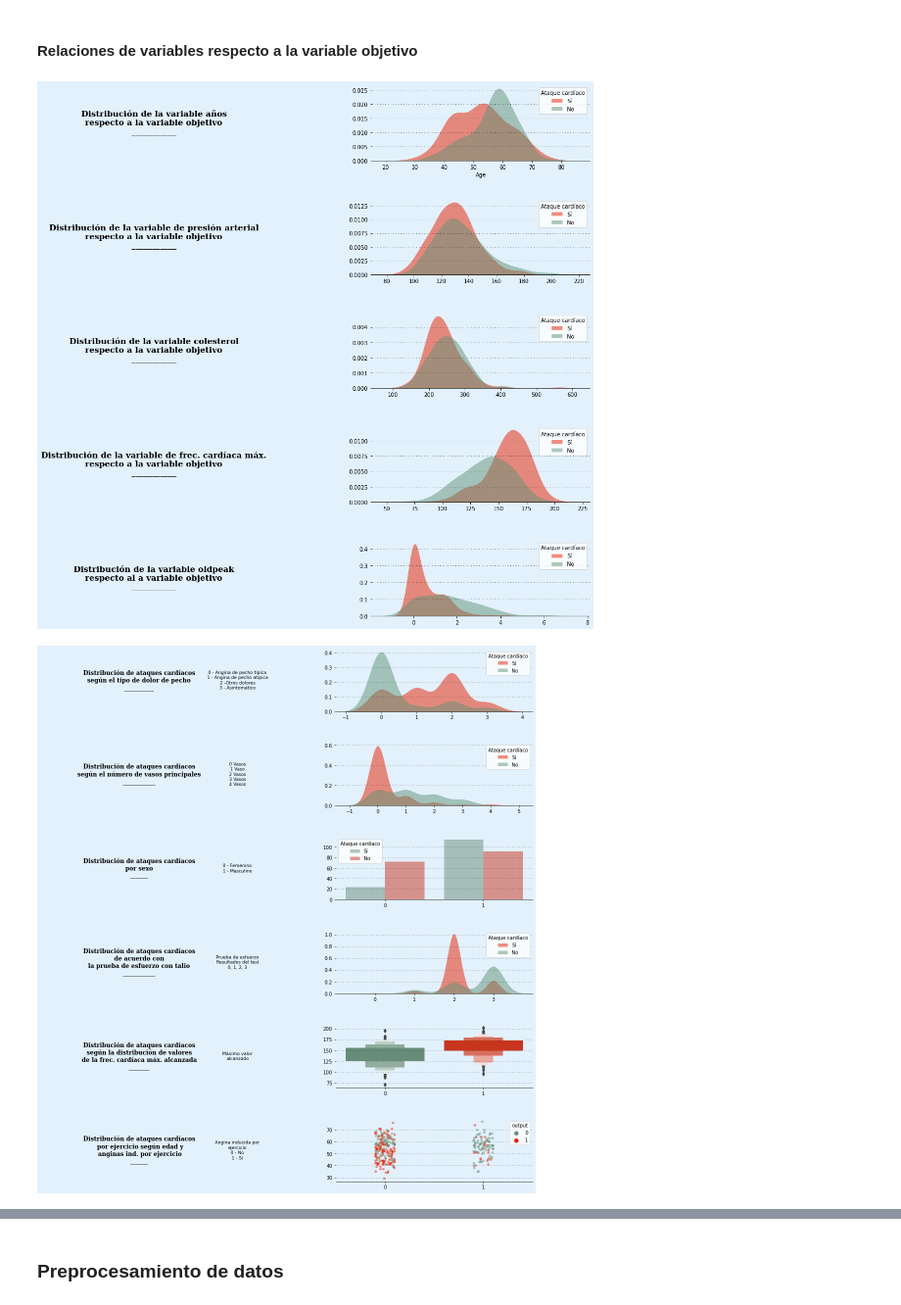
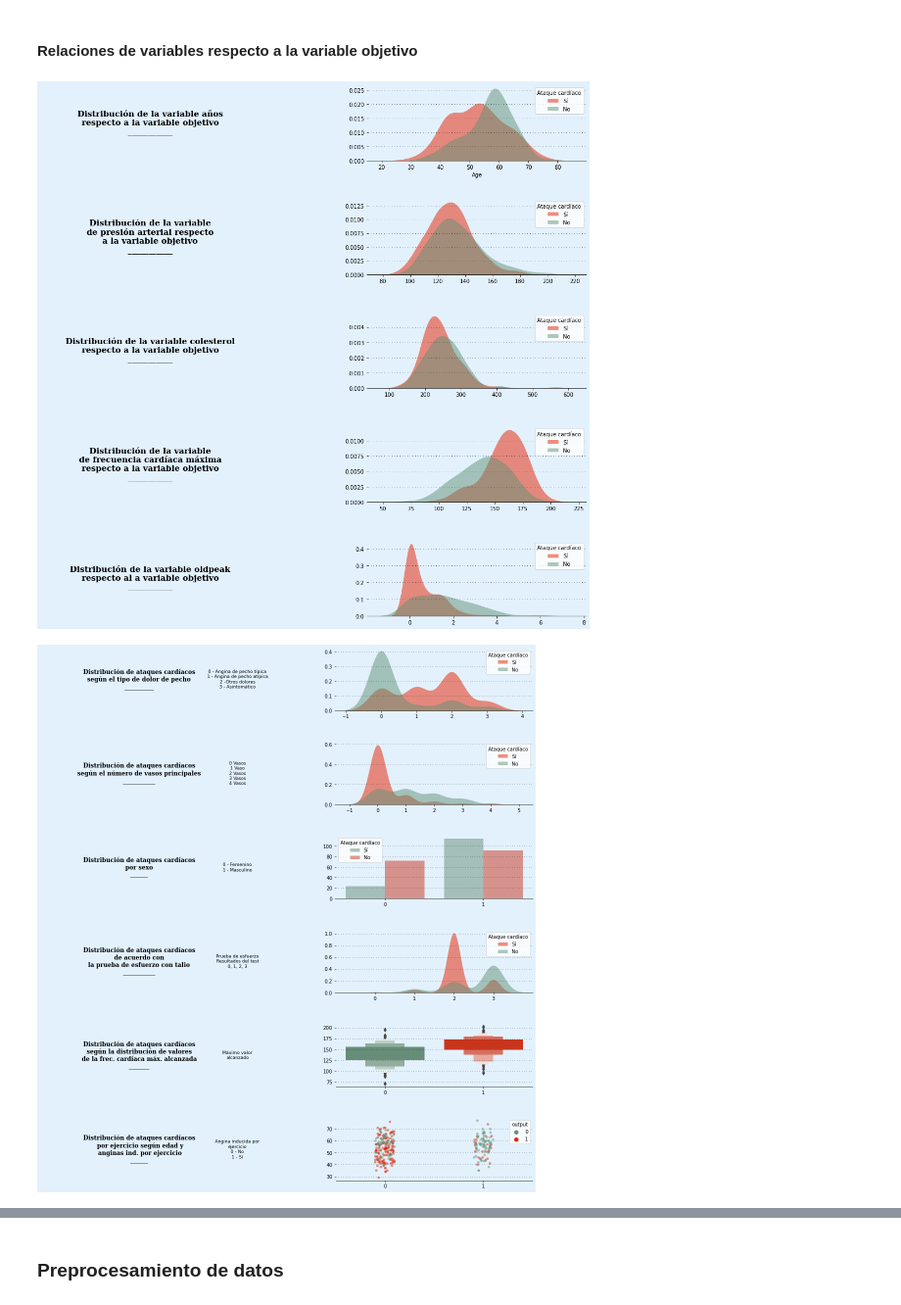
Before and after one commit to jaimesz11/Ataques_al_corazon-Clasificacion_y_analisis, a Jupyter notebook: Notebook/Notebook.ipynb, the cells around one changed output, grey strips where cells are left out. Shown at 98% size. Drawn from its saved outputs; the diff is of its cells as text; code cells hidden in the pictures.

```diff
--- a/Notebook/Notebook.ipynb
+++ b/Notebook/Notebook.ipynb
@@ -11,7 +23,7 @@ import matplotlib.pyplot as plt
 #### Importación de datos e impresión de los cinco primeros registros
 # %%
 # Después de pd.read_csv introducir el enlace correspondiente en raw.
-df = pd.read_csv("https://raw.githubusercontent.com/jaimesz11/Ataques_al_corazon-Predicciones_y_analisis/main/Datos/heart.csv?token=ARVDOLLOAM7ZXBXJJRMQDTDAWIWKQ")
+df = pd.read_csv("https://raw.githubusercontent.com/jaimesz11/Ataques_al_corazon-Predicciones_y_analisis/main/Datos/heart.csv?token=ARVDOLKDUA4A6TWL5EHK77DAWJJQW")
 df.head()
 # %% [output]
 |  | age | sex | cp | trtbps | chol | fbs | restecg | thalachh | exng | oldpeak | slp | ... |
@@ -348,7 +415,7 @@ ax3.set_ylabel("")
 ax3.legend(labels=["Sí","No"], title = "Ataque cardíaco")
 
 # Título para TrTbps
-ax2.text(0.5,0.5,"Distribución de la variable de presión arterial\nrespecto a la variable objetivo\n___________",
+ax2.text(0.5,0.5,"Distribución de la variable\nde presión arterial respecto\na la variable objetivo\n___________",
         horizontalalignment = 'center',
         verticalalignment = 'center',
         fontsize = 15,
@@ -388,7 +455,7 @@ ax7.set_ylabel("")
 ax7.legend(labels=["Sí","No"], title = "Ataque cardíaco")
 
 # Thalachh title
-ax6.text(0.5,0.5,"Distribución de la variable de frec. cardíaca máx.\nrespecto a la variable objetivo\n___________",
+ax6.text(0.5,0.5,"Distribución de la variable\nde frecuencia cardíaca máxima\nrespecto a la variable objetivo\n___________",
         horizontalalignment = 'center',
         verticalalignment = 'center',
         fontsize = 15,
@@ -405,34 +472,34 @@ ax9.grid(color='#000000', linestyle=':', axis='y', zorder=0,  dashes=(1,5))
 sns.kdeplot(ax=ax9, data=df, x='oldpeak',hue="output", fill=True, palette=["#609377", "#e52000"], alpha=.5, linewidth=0)
 ax9.set_xlabel("")
 ax9.set_ylabel("")
 ax9.legend(labels=["Sí","No"], title = "Ataque cardíaco")
 
 # Título de oldpeak
 ax8.text(0.5,0.5,"Distribución de la variable oldpeak\nrespecto al a variable objetivo\n___________",
         horizontalalignment = 'center',
         verticalalignment = 'center',
         fontsize = 15,
         fontweight='bold',
         fontfamily='serif',
         color='#000000')
 ax8.spines["bottom"].set_visible(False)
 ax8.set_xticklabels([])
 ax8.set_yticklabels([])
 ax8.tick_params(left=False, bottom=False)
 
 for i in ["top","left","right"]:
     ax0.spines[i].set_visible(False)
     ax1.spines[i].set_visible(False)
     ax2.spines[i].set_visible(False)
     ax3.spines[i].set_visible(False)
     ax4.spines[i].set_visible(False)
     ax5.spines[i].set_visible(False)
     ax6.spines[i].set_visible(False)
     ax7.spines[i].set_visible(False)
     ax8.spines[i].set_visible(False)
     ax9.spines[i].set_visible(False)
 # %% [output]
-[figure, old version]
+[figure, new version]
 # %%
 fig = plt.figure(figsize=(18,20))
 gs = fig.add_gridspec(6,2)
@@ -632,4 +699,4 @@ for i in ["top","left","right"]:
     ax10.spines[i].set_visible(False)
     ax11.spines[i].set_visible(False)
 # %% [output]
-[figure, old version]
+[figure, new version]
```
Also changed, not shown: parts of 11 cells of this notebook.
